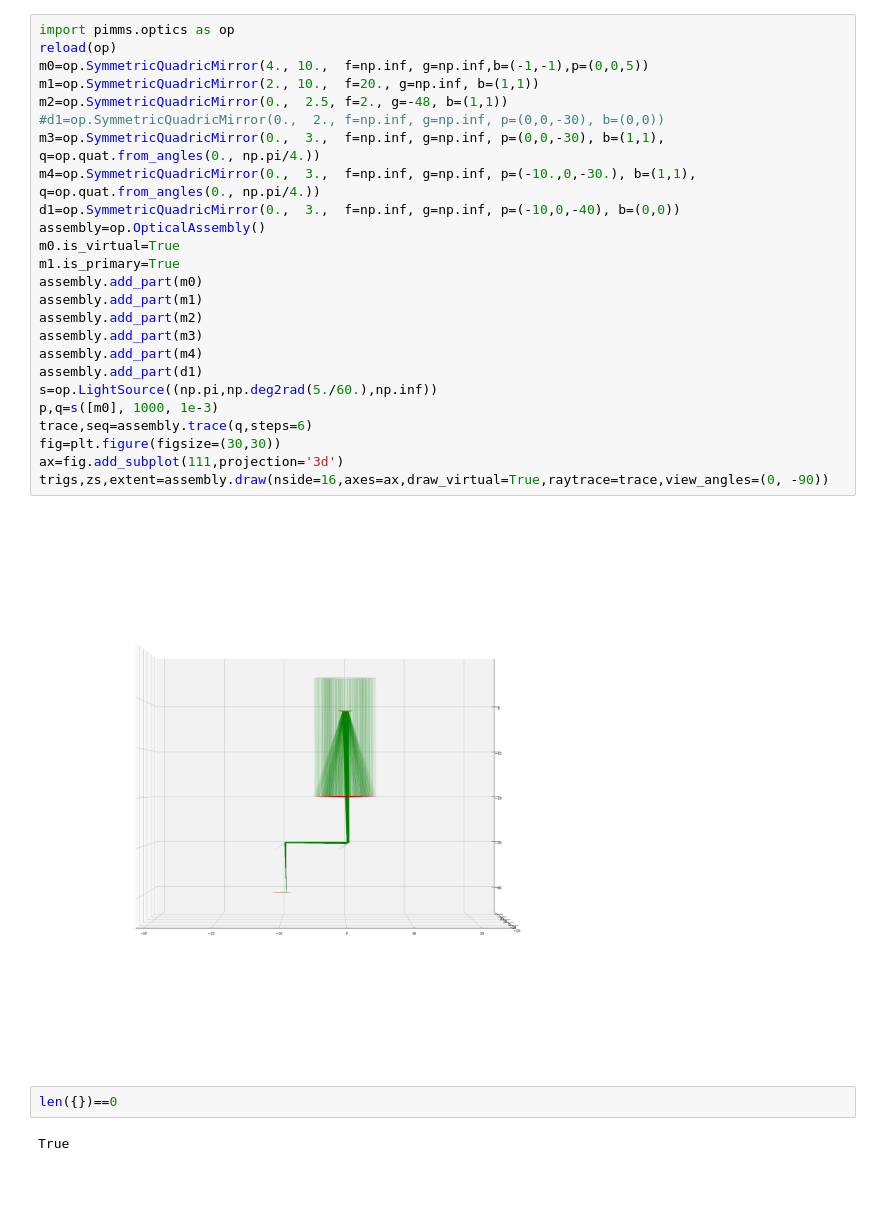
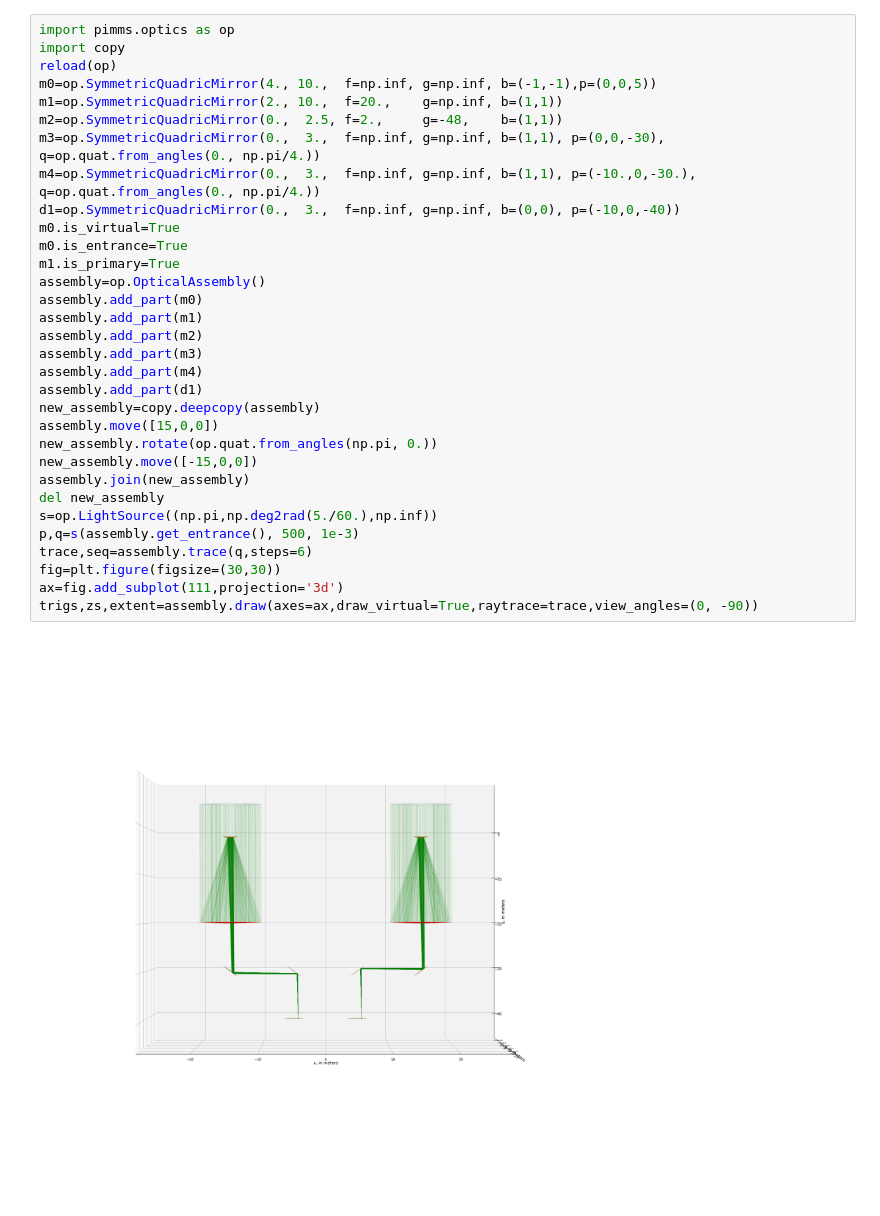
Before and after one commit to pigsboss/pimms, a Jupyter notebook: notes/raytracing.ipynb, the cells around one changed output. Cells and saved outputs as stored; diff of their text form; blank space fills up the shorter version.

```diff
--- a/notes/raytracing.ipynb
+++ b/notes/raytracing.ipynb
@@ -1,31 +1,34 @@
 # %%
 import pimms.optics as op
+import copy
 reload(op)
-m0=op.SymmetricQuadricMirror(4., 10.,  f=np.inf, g=np.inf,b=(-1,-1),p=(0,0,5))
-m1=op.SymmetricQuadricMirror(2., 10.,  f=20., g=np.inf, b=(1,1))
-m2=op.SymmetricQuadricMirror(0.,  2.5, f=2., g=-48, b=(1,1))
-#d1=op.SymmetricQuadricMirror(0.,  2., f=np.inf, g=np.inf, p=(0,0,-30), b=(0,0))
-m3=op.SymmetricQuadricMirror(0.,  3.,  f=np.inf, g=np.inf, p=(0,0,-30), b=(1,1), q=op.quat.from_angles(0., np.pi/4.))
-m4=op.SymmetricQuadricMirror(0.,  3.,  f=np.inf, g=np.inf, p=(-10.,0,-30.), b=(1,1), q=op.quat.from_angles(0., np.pi/4.))
-d1=op.SymmetricQuadricMirror(0.,  3.,  f=np.inf, g=np.inf, p=(-10,0,-40), b=(0,0))
+m0=op.SymmetricQuadricMirror(4., 10.,  f=np.inf, g=np.inf, b=(-1,-1),p=(0,0,5))
+m1=op.SymmetricQuadricMirror(2., 10.,  f=20.,    g=np.inf, b=(1,1))
+m2=op.SymmetricQuadricMirror(0.,  2.5, f=2.,     g=-48,    b=(1,1))
+m3=op.SymmetricQuadricMirror(0.,  3.,  f=np.inf, g=np.inf, b=(1,1), p=(0,0,-30), q=op.quat.from_angles(0., np.pi/4.))
+m4=op.SymmetricQuadricMirror(0.,  3.,  f=np.inf, g=np.inf, b=(1,1), p=(-10.,0,-30.), q=op.quat.from_angles(0., np.pi/4.))
+d1=op.SymmetricQuadricMirror(0.,  3.,  f=np.inf, g=np.inf, b=(0,0), p=(-10,0,-40))
+m0.is_virtual=True
+m0.is_entrance=True
+m1.is_primary=True
 assembly=op.OpticalAssembly()
-m0.is_virtual=True
-m1.is_primary=True
 assembly.add_part(m0)
 assembly.add_part(m1)
 assembly.add_part(m2)
 assembly.add_part(m3)
 assembly.add_part(m4)
 assembly.add_part(d1)
+new_assembly=copy.deepcopy(assembly)
+assembly.move([15,0,0])
+new_assembly.rotate(op.quat.from_angles(np.pi, 0.))
+new_assembly.move([-15,0,0])
+assembly.join(new_assembly)
+del new_assembly
 s=op.LightSource((np.pi,np.deg2rad(5./60.),np.inf))
-p,q=s([m0], 1000, 1e-3)
+p,q=s(assembly.get_entrance(), 500, 1e-3)
 trace,seq=assembly.trace(q,steps=6)
 fig=plt.figure(figsize=(30,30))
 ax=fig.add_subplot(111,projection='3d')
-trigs,zs,extent=assembly.draw(nside=16,axes=ax,draw_virtual=True,raytrace=trace,view_angles=(0, -90))
+trigs,zs,extent=assembly.draw(axes=ax,draw_virtual=True,raytrace=trace,view_angles=(0, -90))
 # %% [output]
-[figure, old version]
+[figure, new version]
-# %%
-len({})==0
-# %% [output]
-True
```
Also changed, not shown: 1 other file.
